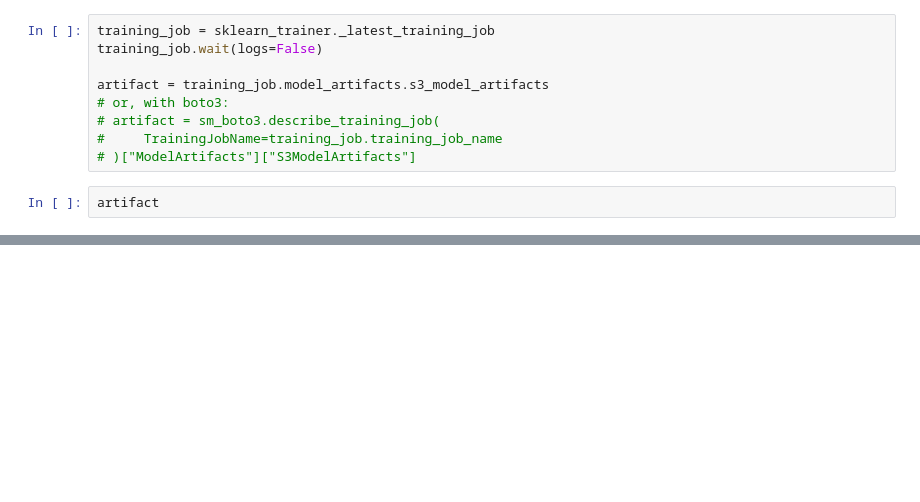
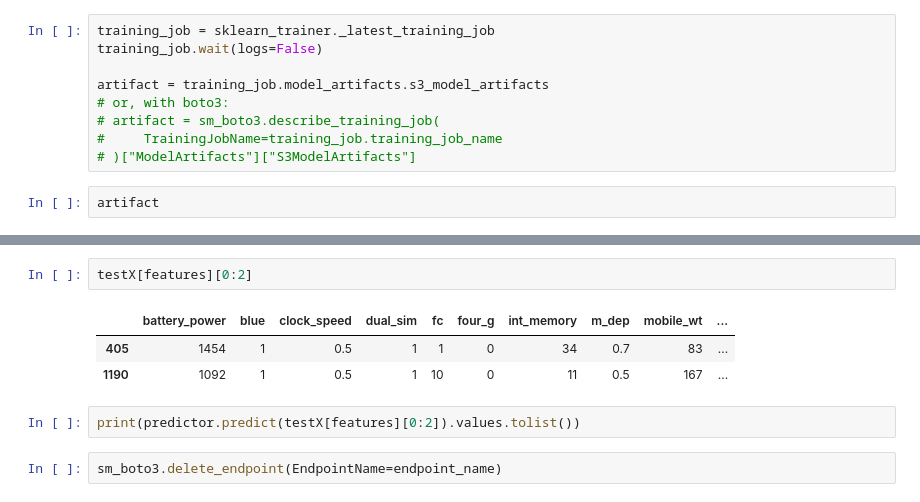
Before and after one commit to DanielGeek/python_projects, a Jupyter notebook: 86-MLOps/26-AWS-Sagemaker/research.ipynb, the cells around one changed output, grey strips where cells are left out. Cells and saved outputs as stored; diff of their text form; blank space fills up the shorter version.

```diff
--- a/86-MLOps/26-AWS-Sagemaker/research.ipynb
+++ b/86-MLOps/26-AWS-Sagemaker/research.ipynb
@@ -375,0 +402,10 @@ artifact
+# %%
+testX[features][0:2]
+# %% [output]
+|  | battery_power | blue | clock_speed | dual_sim | fc | four_g | int_memory | m_dep | mobile_wt | ... |
+| 405 | 1454 | 1 | 0.5 | 1 | 1 | 0 | 34 | 0.7 | 83 | ... |
+| 1190 | 1092 | 1 | 0.5 | 1 | 10 | 0 | 11 | 0.5 | 167 | ... |
+# %%
+print(predictor.predict(testX[features][0:2]).values.tolist())
+# %%
+sm_boto3.delete_endpoint(EndpointName=endpoint_name)
```
Also changed, not shown: parts of 4 cells of this notebook.
